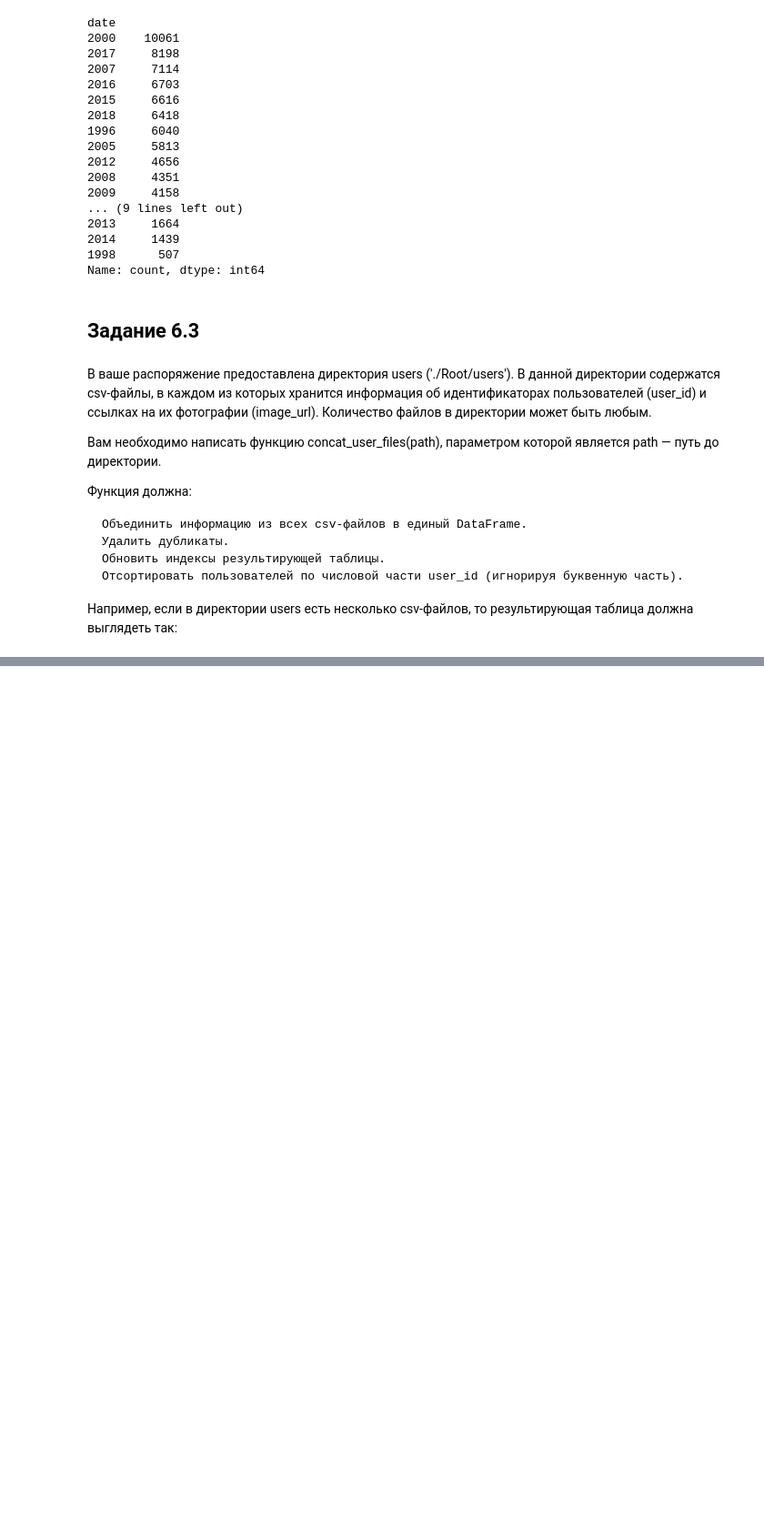
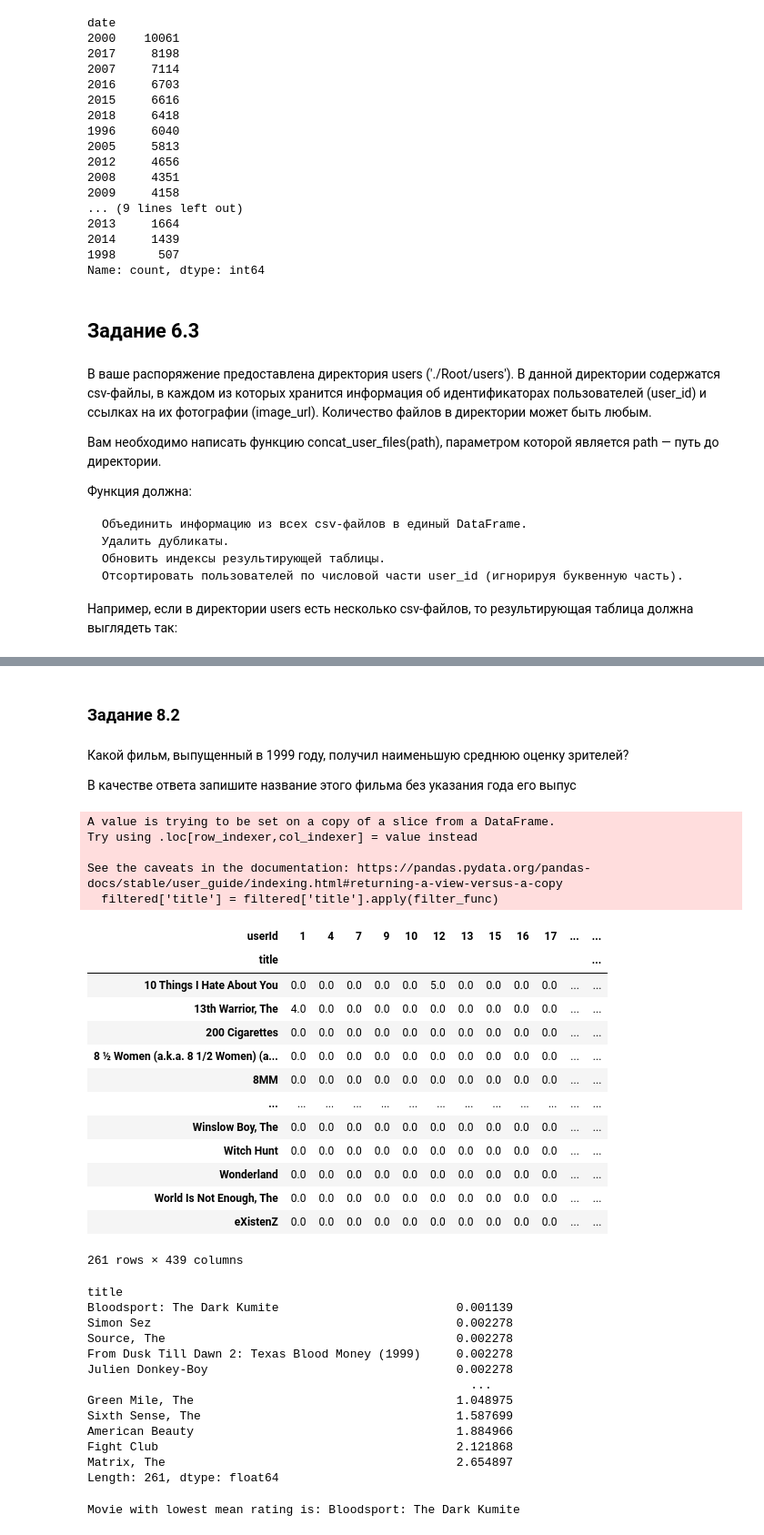
Before and after one commit to Barakuda12345g1/barakuda_rep_v6, a Jupyter notebook: barakuda_notebook/PY_12_advanced_pandas_methods/092. tasks.ipynb, the cells around one changed output, grey strips where cells are left out. Shown at 91% size. Drawn from its saved outputs; the diff is of its cells as text; code cells hidden in the pictures; blank space fills up the shorter version.

```diff
--- a/barakuda_notebook/PY_12_advanced_pandas_methods/092. tasks.ipynb
+++ b/barakuda_notebook/PY_12_advanced_pandas_methods/092. tasks.ipynb
@@ -559,0 +684,5 @@ def concat_user_files(path):
+# %%
+import pandas as pd
+
+
+ratings_movies = pd.read_csv('data/ratings_movies.csv', sep=',')
@@ -559,0 +696,5 @@ def concat_user_files(path):
+# %%
+ratings_movies['year_release'] = ratings_movies['title'].apply(get_year_release)
+display(ratings_movies)
+display(ratings_movies.info())
+print('Number of movies without year release is: 18')
@@ -559,0 +732,67 @@ def concat_user_files(path):
+# %% [markdown]
+### Задание 8.2
+# %% [markdown]
+Какой фильм, выпущенный в 1999 году, получил наименьшую среднюю оценку зрителей?
+
+В качестве ответа запишите название этого фильма без указания года его выпус
+# %%
+# фильтруем таблицу
+mask_one = ratings_movies['year_release'] == 1999.0
+filtered = ratings_movies[mask_one]
+# функция предназначена дял того чтобы очистьить от даты наименование фильма
+def filter_func(arg):
+    if arg[-6:] == '(1999)':
+        arg = arg.replace(arg[-6:], '')
+    return arg
+# применяем и чистим признак
+filtered['title'] = filtered['title'].apply(filter_func)
+# конструируем сводную таблицу для визуализации
+mean_ratings = filtered.pivot_table(
+    values='rating',
+    index='title',
+    columns='userId',
+    aggfunc='mean',
+    fill_value=0
+)
+# демонстрирую таблицу
+display(mean_ratings)
+# указываем правельную ось для нахождения среднего значения строк
+mean_column = mean_ratings.mean(axis=1)
+# смотримна на самый непопулярный по рейтингам фильм
+display(mean_column.sort_values())
+# красиво печатаем
+print(f'Movie with lowest mean rating is: {mean_column.sort_values().index[0]}')
+# %% [output]
+A value is trying to be set on a copy of a slice from a DataFrame.
+Try using .loc[row_indexer,col_indexer] = value instead
+
+See the caveats in the documentation: https://pandas.pydata.org/pandas-docs/stable/user_guide/indexing.html#returning-a-view-versus-a-copy
+  filtered['title'] = filtered['title'].apply(filter_func)
+| userId | 1 | 4 | 7 | 9 | 10 | 12 | 13 | 15 | 16 | 17 | ... | ... |
+| title |  |  |  |  |  |  |  |  |  |  |  | ... |
+| 10 Things I Hate About You | 0.0 | 0.0 | 0.0 | 0.0 | 0.0 | 5.0 | 0.0 | 0.0 | 0.0 | 0.0 | ... | ... |
+| 13th Warrior, The | 4.0 | 0.0 | 0.0 | 0.0 | 0.0 | 0.0 | 0.0 | 0.0 | 0.0 | 0.0 | ... | ... |
+| 200 Cigarettes | 0.0 | 0.0 | 0.0 | 0.0 | 0.0 | 0.0 | 0.0 | 0.0 | 0.0 | 0.0 | ... | ... |
+| 8 ½ Women (a.k.a. 8 1/2 Women) (a... | 0.0 | 0.0 | 0.0 | 0.0 | 0.0 | 0.0 | 0.0 | 0.0 | 0.0 | 0.0 | ... | ... |
+| 8MM | 0.0 | 0.0 | 0.0 | 0.0 | 0.0 | 0.0 | 0.0 | 0.0 | 0.0 | 0.0 | ... | ... |
+| ... | ... | ... | ... | ... | ... | ... | ... | ... | ... | ... | ... | ... |
+| Winslow Boy, The | 0.0 | 0.0 | 0.0 | 0.0 | 0.0 | 0.0 | 0.0 | 0.0 | 0.0 | 0.0 | ... | ... |
+| Witch Hunt | 0.0 | 0.0 | 0.0 | 0.0 | 0.0 | 0.0 | 0.0 | 0.0 | 0.0 | 0.0 | ... | ... |
+| Wonderland | 0.0 | 0.0 | 0.0 | 0.0 | 0.0 | 0.0 | 0.0 | 0.0 | 0.0 | 0.0 | ... | ... |
+| World Is Not Enough, The | 0.0 | 0.0 | 0.0 | 0.0 | 0.0 | 0.0 | 0.0 | 0.0 | 0.0 | 0.0 | ... | ... |
+| eXistenZ | 0.0 | 0.0 | 0.0 | 0.0 | 0.0 | 0.0 | 0.0 | 0.0 | 0.0 | 0.0 | ... | ... |
+261 rows × 439 columns
+title
+Bloodsport: The Dark Kumite                         0.001139
+Simon Sez                                           0.002278
+Source, The                                         0.002278
+From Dusk Till Dawn 2: Texas Blood Money (1999)     0.002278
+Julien Donkey-Boy                                   0.002278
+                                                      ...
+Green Mile, The                                     1.048975
+Sixth Sense, The                                    1.587699
+American Beauty                                     1.884966
+Fight Club                                          2.121868
+Matrix, The                                         2.654897
+Length: 261, dtype: float64
+Movie with lowest mean rating is: Bloodsport: The Dark Kumite
```
Also changed, not shown: parts of 46 cells of this notebook, 4 other files.
